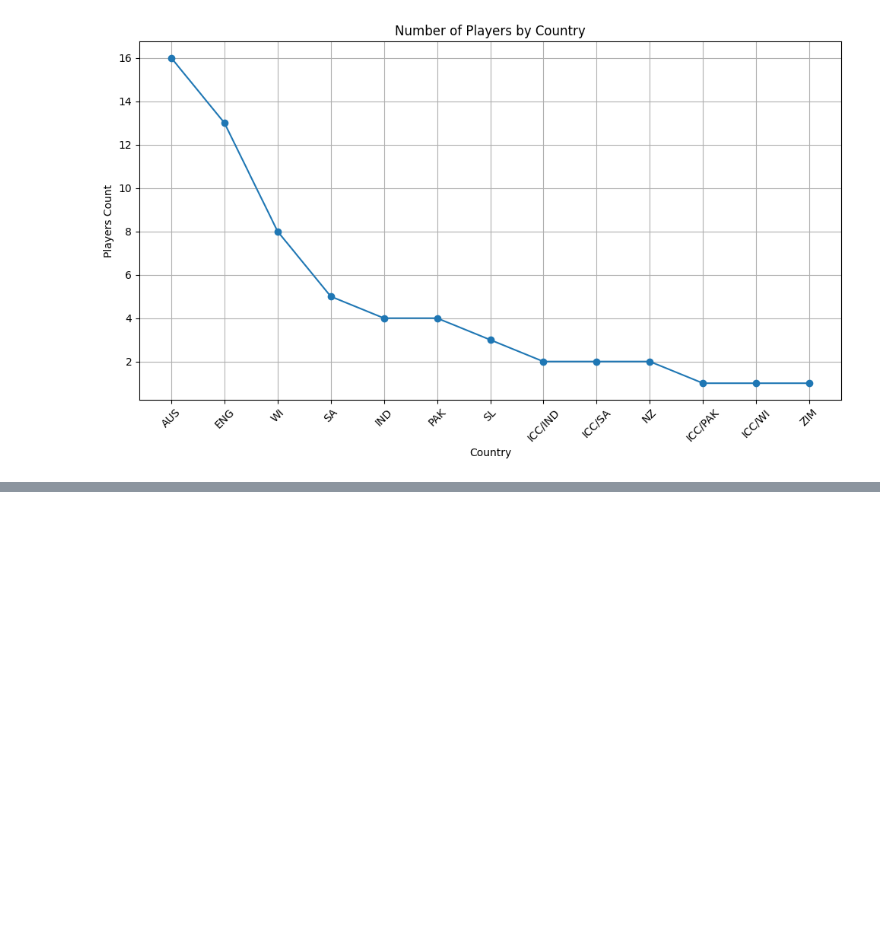
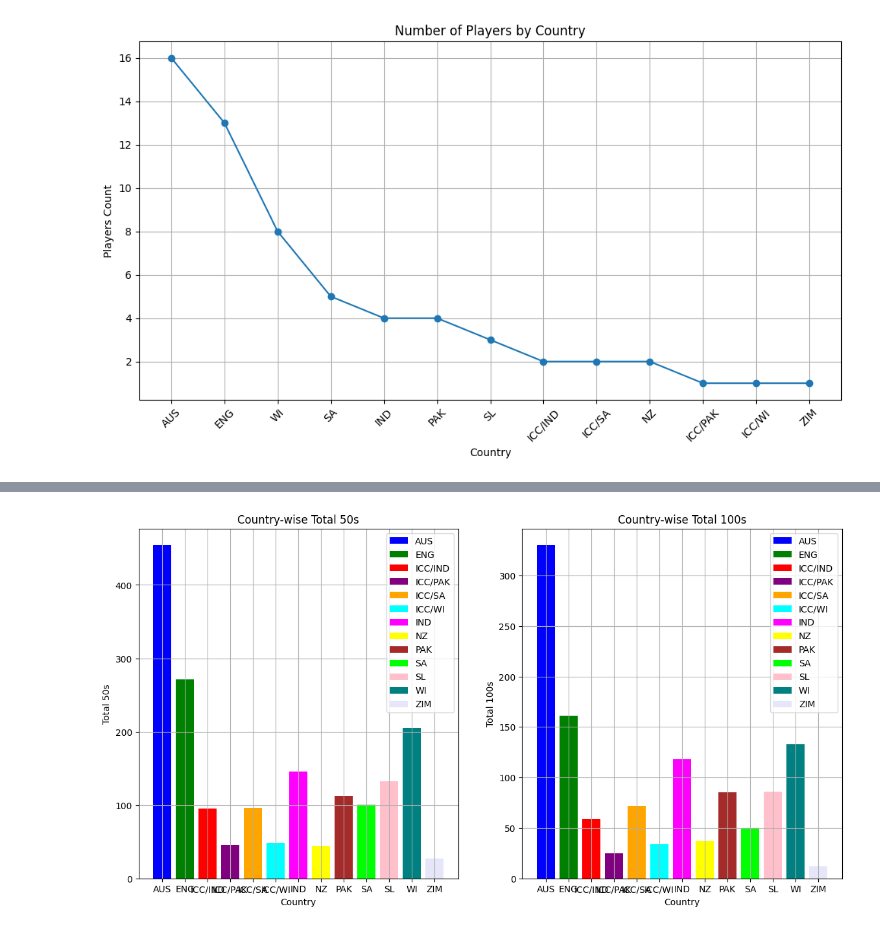
Before and after one commit to Udhay2898/Statistical-Insights-into-Test-Cricket-Performance, a Jupyter notebook: ICC_Test_Stats.ipynb, the cells around one changed output, grey strips where cells are left out. Cells and saved outputs as stored; diff of their text form; code cells hidden in the pictures; blank space fills up the shorter version.

```diff
--- a/ICC_Test_Stats.ipynb
+++ b/ICC_Test_Stats.ipynb
@@ -314,0 +369,35 @@ plt.show()
+# %%
+# Define colors for each country
+colors = ['blue', 'green', 'red', 'purple', 'orange',
+          'cyan', 'magenta', 'yellow', 'brown', 'lime',
+          'pink', 'teal', 'lavender', 'lightblue', 'darkgreen']
+# Plotting
+plt.figure(figsize=(14, 7))
+
+# Bar chart for 50s
+plt.subplot(1, 2, 1)
+
+for i in range(len(country_stats)):
+    plt.bar(country_stats['Country'][i], country_stats['50'][i], color=colors[i],label=f'{country_stats["Country"][i]}')
+
+plt.title('Country-wise Total 50s')
+plt.xlabel('Country')
+plt.ylabel('Total 50s')
+plt.grid()
+plt.legend()
+
+# Bar chart for 100s
+plt.subplot(1, 2, 2)
+for i in range(len(country_stats)):
+    plt.bar(country_stats['Country'][i], country_stats['100'][i], color=colors[i],label=f'{country_stats["Country"][i]}')
+
+plt.title('Country-wise Total 100s')
+plt.xlabel('Country')
+plt.ylabel('Total 100s')
+plt.grid()
+plt.legend()
+
+
+plt.show()
+# %% [output]
+[figure, added]
```
Also changed, not shown: parts of 8 cells of this notebook.
